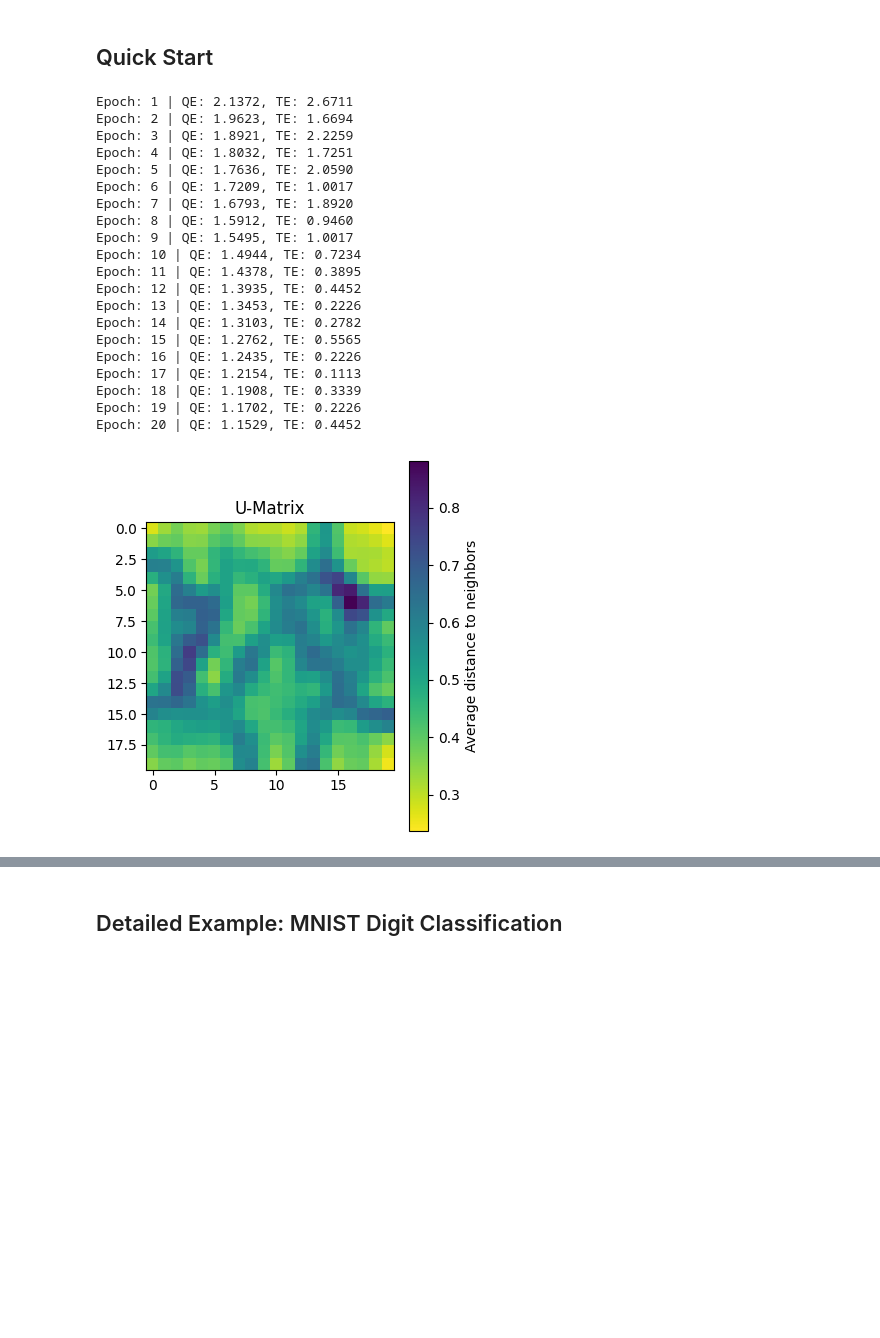
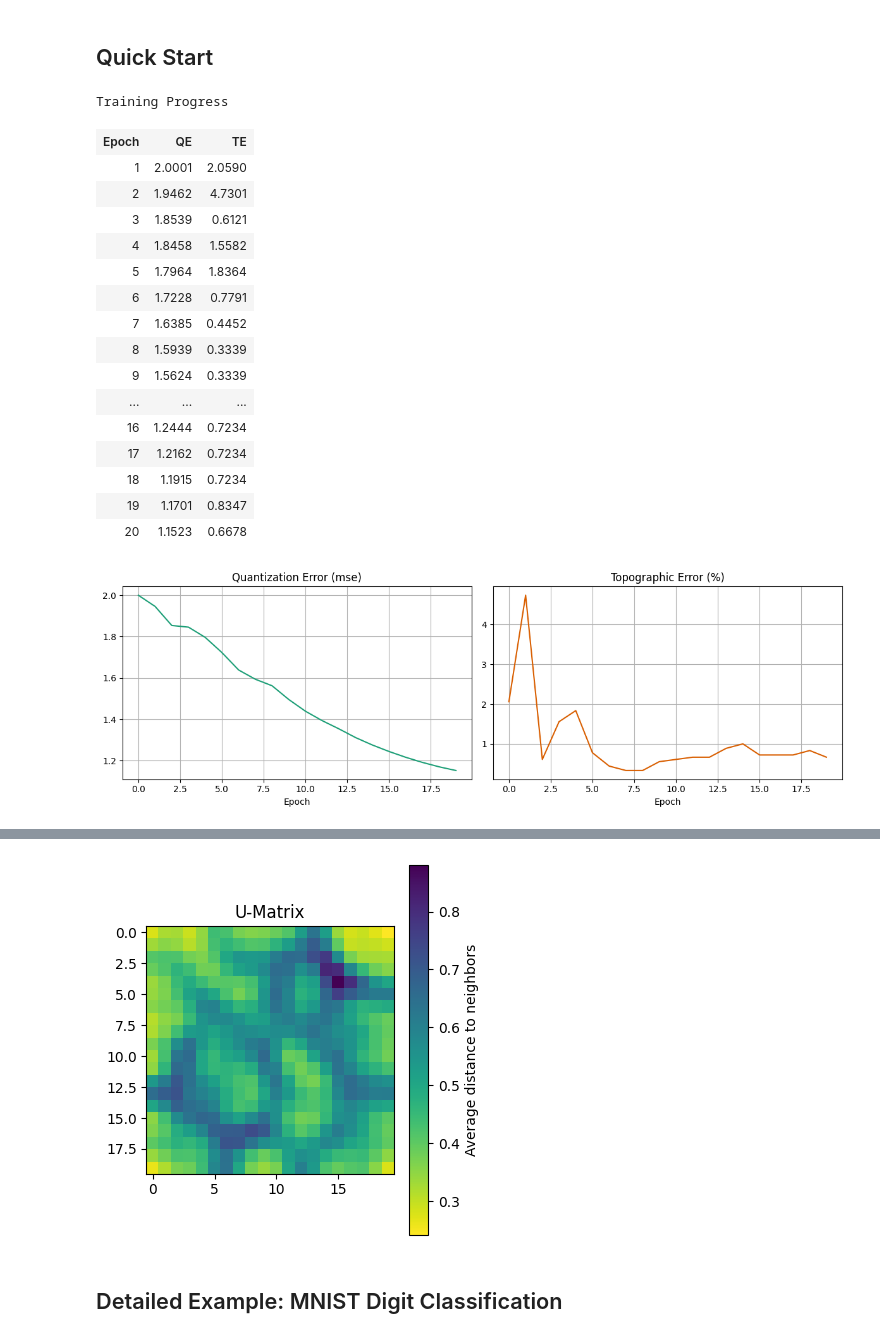
Before and after one commit to franckalbinet/teuvo, a Jupyter notebook: nbs/index.ipynb, the cells around one changed output, grey strips where cells are left out. Saved outputs shown, nothing was run; the diff lists cells and outputs as text; code cells hidden in the pictures; blank space fills up the shorter version.

Commit message:
fastprogress + training error live monitoring

```diff
--- a/nbs/index.ipynb
+++ b/nbs/index.ipynb
@@ -34,39 +38,37 @@ pip install teuvo
 # %% [markdown]
 ## Quick Start
 # %%
+#| eval: false
 from teuvo.core import SOM
 import numpy as np
 from sklearn.datasets import load_digits
 
 # Load and normalize MNIST data
 X, y = load_digits(return_X_y=True)
 X_norm = (X - np.mean(X, axis=-1, keepdims=True))/X.max()
 
 # Create and train SOM
 som = SOM(grid_sz=(20,20), input_dim=64, init='pca')
-som.fit(X_norm, n_epochs=20)
+som.fit(X_norm, n_epochs=20, verbose=True)
 
 # Visualize results
 som.plot_umatrix(figsize=(4,4))
 # %% [output]
-Epoch: 1 | QE: 2.1372, TE: 2.6711
-Epoch: 2 | QE: 1.9623, TE: 1.6694
-Epoch: 3 | QE: 1.8921, TE: 2.2259
-Epoch: 4 | QE: 1.8032, TE: 1.7251
-Epoch: 5 | QE: 1.7636, TE: 2.0590
-Epoch: 6 | QE: 1.7209, TE: 1.0017
-Epoch: 7 | QE: 1.6793, TE: 1.8920
-Epoch: 8 | QE: 1.5912, TE: 0.9460
-Epoch: 9 | QE: 1.5495, TE: 1.0017
-Epoch: 10 | QE: 1.4944, TE: 0.7234
-Epoch: 11 | QE: 1.4378, TE: 0.3895
-Epoch: 12 | QE: 1.3935, TE: 0.4452
-Epoch: 13 | QE: 1.3453, TE: 0.2226
-Epoch: 14 | QE: 1.3103, TE: 0.2782
-Epoch: 15 | QE: 1.2762, TE: 0.5565
-Epoch: 16 | QE: 1.2435, TE: 0.2226
-Epoch: 17 | QE: 1.2154, TE: 0.1113
-Epoch: 18 | QE: 1.1908, TE: 0.3339
-Epoch: 19 | QE: 1.1702, TE: 0.2226
-Epoch: 20 | QE: 1.1529, TE: 0.4452
+Training Progress
+| Epoch | QE | TE |
+| 1 | 2.0001 | 2.0590 |
+| 2 | 1.9462 | 4.7301 |
+| 3 | 1.8539 | 0.6121 |
+| 4 | 1.8458 | 1.5582 |
+| 5 | 1.7964 | 1.8364 |
+| 6 | 1.7228 | 0.7791 |
+| 7 | 1.6385 | 0.4452 |
+| 8 | 1.5939 | 0.3339 |
+| 9 | 1.5624 | 0.3339 |
+| ... | ... | ... |
+| 16 | 1.2444 | 0.7234 |
+| 17 | 1.2162 | 0.7234 |
+| 18 | 1.1915 | 0.7234 |
+| 19 | 1.1701 | 0.8347 |
+| 20 | 1.1523 | 0.6678 |
-[figure, old version]
+[figure, new version]
@@ -73,3 +76,4 @@ Epoch: 20 | QE: 1.1529, TE: 0.4452
+[figure, added]
 # %% [markdown]
 ## Detailed Example: MNIST Digit Classification
 # %%
```
Also changed, not shown: parts of 4 cells of this notebook, 15 other files.
